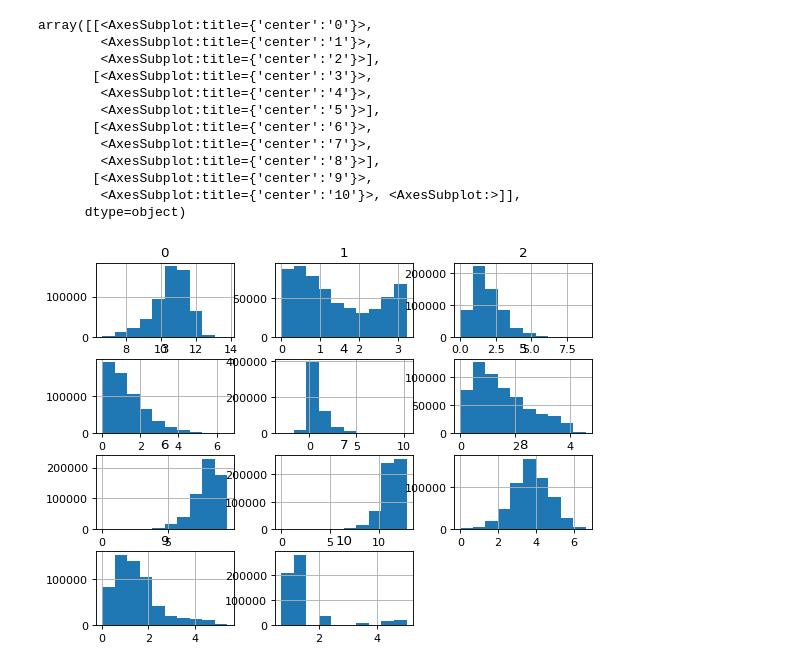
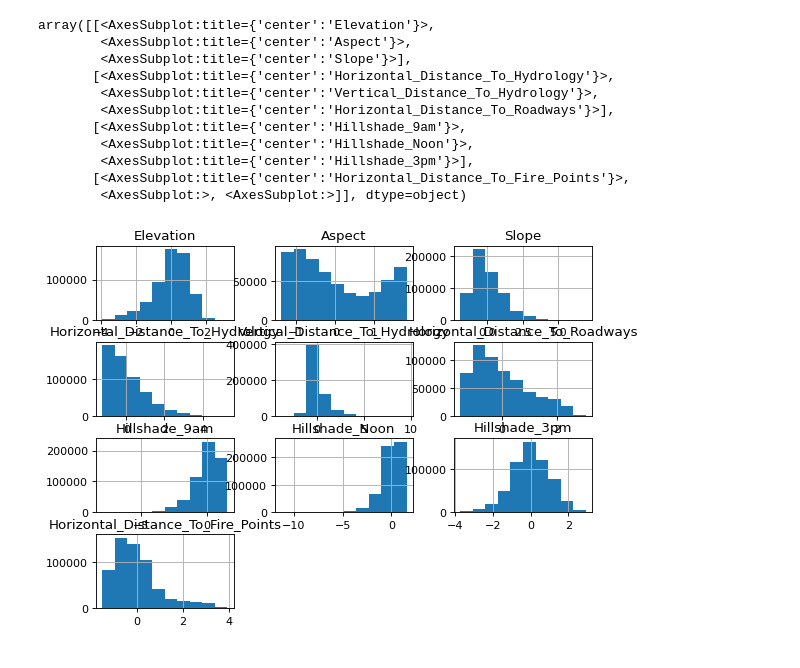
Before and after one commit to krzosa/MiNADZB_2, a Jupyter notebook: MiNADZB.ipynb, the cells around one changed output. Cells and saved outputs as stored; diff of their text form; code cells hidden in the pictures.

```diff
--- a/MiNADZB.ipynb
+++ b/MiNADZB.ipynb
@@ -13,16 +18,14 @@ spark = SparkSession.builder.appName("Kekw").getOrCreate()
 # Sprawko
 # %%
-df = spark.read.format("csv").option("inferSchema", "true").option("header", "true").option("index", "true").load("covtype.data")
+df = spark.read.format("csv").option("inferSchema", "true").option("header", "true").option("index", "true").load("data.csv")
 # %%
-from pyspark.ml.feature import StandardScaler
-from pyspark.ml.feature import VectorAssembler
-from pyspark.ml import Pipeline
 cols = []
 for i in df.columns:
     try:
         int(i)
     except:
-        cols.append(i)
+        if i != "id" and i != "SoilType":
+            cols.append(i)
 vassembler = VectorAssembler(inputCols=cols, outputCol="Vec")
 df2 = vassembler.transform(df)
 df3 = StandardScaler(inputCol="Vec", outputCol="Scaled", withStd=True, withMean=True).fit(df2).transform(df2)
@@ -49,16 +41,17 @@ data.boxplot()
 # %%
+data = df3.select("scaled").toPandas()
+data = pandas.DataFrame(data["scaled"].to_list(), columns=["Elevation","Aspect","Slope","Horizontal_Distance_To_Hydrology","Vertical_Distance_To_Hydrology","Horizontal_Distance_To_Roadways","Hillshade_9am","Hillshade_Noon","Hillshade_3pm","Horizontal_Distance_To_Fire_Points"])
 data.hist(ax=figure(figsize=(8, 6), dpi=80))
 # %% [output]
-array([[<AxesSubplot:title={'center':'0'}>,
-        <AxesSubplot:title={'center':'1'}>,
-        <AxesSubplot:title={'center':'2'}>],
-       [<AxesSubplot:title={'center':'3'}>,
-        <AxesSubplot:title={'center':'4'}>,
-        <AxesSubplot:title={'center':'5'}>],
-       [<AxesSubplot:title={'center':'6'}>,
-        <AxesSubplot:title={'center':'7'}>,
-        <AxesSubplot:title={'center':'8'}>],
-       [<AxesSubplot:title={'center':'9'}>,
-        <AxesSubplot:title={'center':'10'}>, <AxesSubplot:>]],
-      dtype=object)
+array([[<AxesSubplot:title={'center':'Elevation'}>,
+        <AxesSubplot:title={'center':'Aspect'}>,
+        <AxesSubplot:title={'center':'Slope'}>],
+       [<AxesSubplot:title={'center':'Horizontal_Distance_To_Hydrology'}>,
+        <AxesSubplot:title={'center':'Vertical_Distance_To_Hydrology'}>,
+        <AxesSubplot:title={'center':'Horizontal_Distance_To_Roadways'}>],
+       [<AxesSubplot:title={'center':'Hillshade_9am'}>,
+        <AxesSubplot:title={'center':'Hillshade_Noon'}>,
+        <AxesSubplot:title={'center':'Hillshade_3pm'}>],
+       [<AxesSubplot:title={'center':'Horizontal_Distance_To_Fire_Points'}>,
+        <AxesSubplot:>, <AxesSubplot:>]], dtype=object)
-[figure, old version]
+[figure, new version]
```
Also changed, not shown: parts of 29 cells of this notebook.
